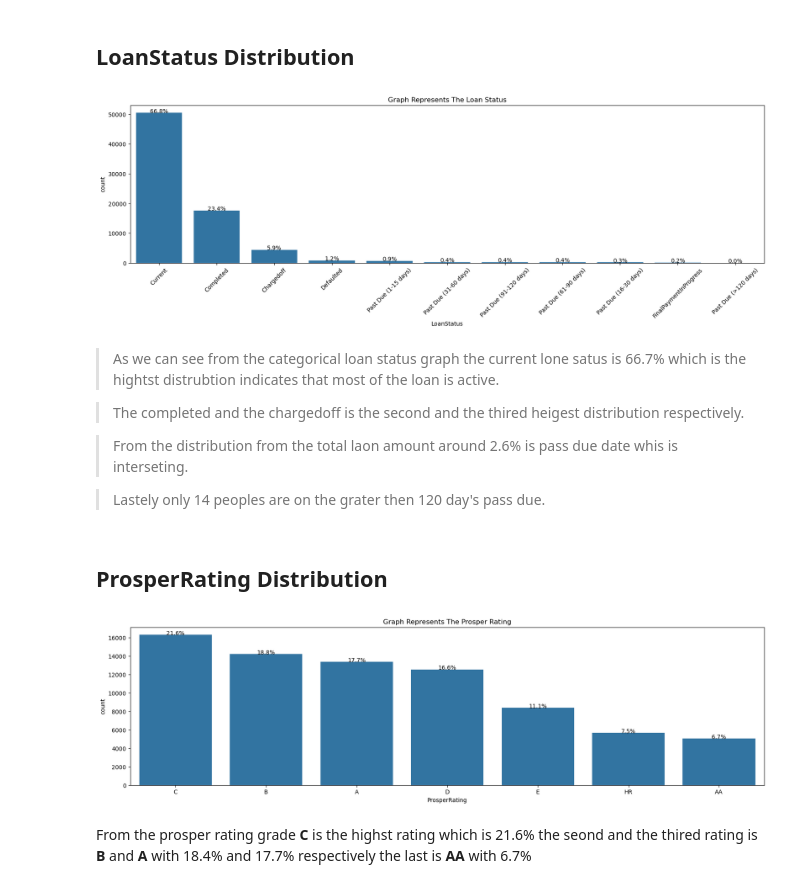
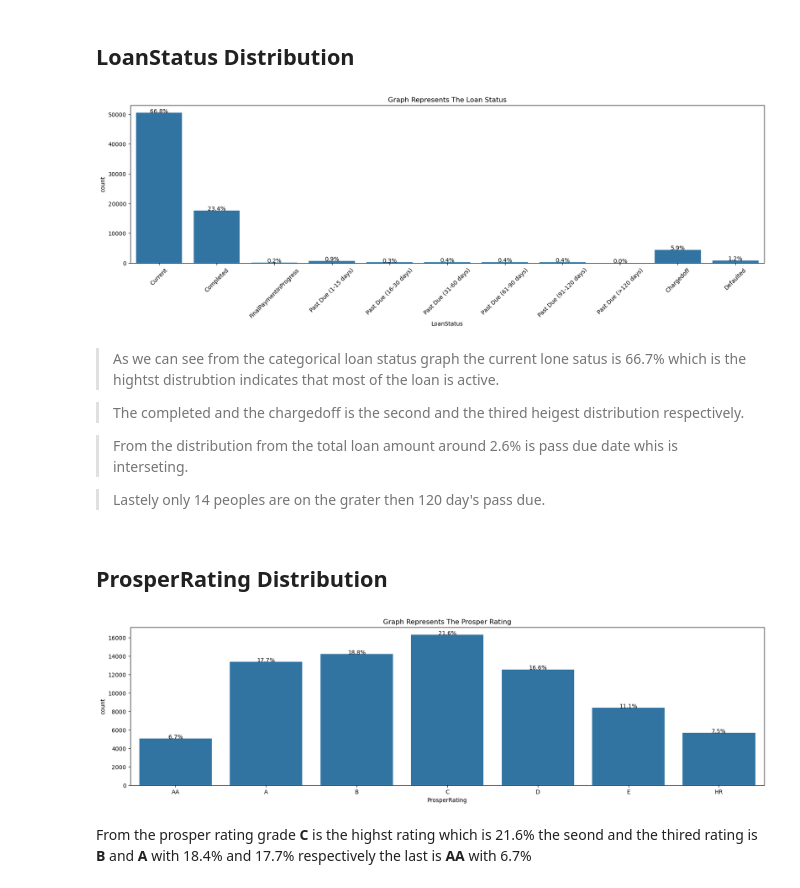
Before and after one commit to Xmuluneh/Project_lone, a Jupyter notebook: Part_I_exploration.ipynb, the cells around one changed output. Saved outputs shown, nothing was run; the diff lists cells and outputs as text; code cells hidden in the pictures.

```diff
--- a/Part_I_exploration.ipynb
+++ b/Part_I_exploration.ipynb
@@ -306,8 +306,11 @@ plt.title("Graph Represents The Employment Status",fontsize=15);
 # %%
 # plot bar chart for loan status
 base_color=sns.color_palette()[0]
-order_index = df_new['LoanStatus'].value_counts().index
-sns.countplot(data=df_new,x='LoanStatus',color=base_color,order=order_index)
+order_status = ['Current', 'Completed', 'FinalPaymentInProgress', 'Past Due (1-15 days)',
+               'Past Due (16-30 days)','Past Due (31-60 days)',
+               'Past Due (61-90 days)','Past Due (91-120 days)','Past Due (>120 days)',
+               'Chargedoff', 'Defaulted']
+sns.countplot(data=df_new,x='LoanStatus',color=base_color,order=order_status)
 type_count = df_new['LoanStatus'].value_counts()
 n_count = df_new['LoanStatus'].value_counts().sum()
 key, value = plt.xticks(rotation=45)
@@ -320,13 +323,13 @@ from matplotlib import rcParams
 rcParams['figure.figsize']= 20,5
 plt.title("Graph Represents The Loan Status");
 # %% [output]
-[figure, old version]
+[figure, new version]
 # %% [markdown]
 > As we can see from the categorical loan status graph the current lone satus is 66.7% which is the hightst distrubtion indicates that most of the loan is active.
 
 > The completed and the chargedoff is the second and the thired heigest distribution respectively.
 
-> From the distribution from the total laon amount  around 2.6% is pass due date whis is interseting.
+> From the distribution from the total loan amount  around 2.6% is pass due date whis is interseting.
 
 > Lastely only 14 peoples are on the grater then 120 day's pass due.
 # %% [markdown]
@@ -334,21 +337,21 @@ plt.title("Graph Represents The Loan Status");
 # %%
 # plot bar chart for prosper rating
 base_color=sns.color_palette()[0]
-order_index = df_new['ProsperRating'].value_counts().index
-sns.countplot(data=df_new,x='ProsperRating',color=base_color,order=order_index)
+order_prosper=['AA', 'A', 'B', 'C', 'D', 'E', 'HR']
+sns.countplot(data=df_new,x='ProsperRating',color=base_color,order=order_prosper)
 type_count = df_new['ProsperRating'].value_counts()
 n_count = df_new['ProsperRating'].value_counts().sum()
 key, value = plt.xticks(rotation=0)
 # iterate using zip() function.
 for v, k in zip(key, value):
     labels = type_count[k.get_text()]
     pct_string ='{:0.1f}%'.format(100*labels/n_count)
     plt.text(v,labels+1,pct_string,ha='center');
 from matplotlib import rcParams
 rcParams['figure.figsize']= 20,5
 plt.title("Graph Represents The Prosper Rating");
 # %% [output]
-[figure, old version]
+[figure, new version]
 # %% [markdown]
 <p>From the prosper rating grade <strong>C</strong> is the highst rating which is 21.6% the seond and the thired rating is <strong>B</strong> and <strong>A</strong> with 18.4% and 17.7% respectively the last is <strong>AA</strong> with 6.7%</p>
 # %% [markdown]
```
Also changed, not shown: parts of 3 cells of this notebook.
